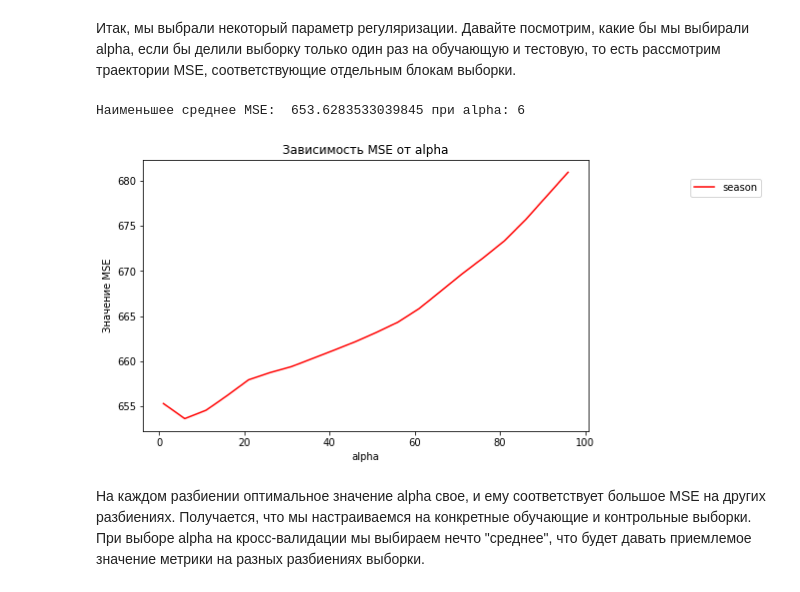
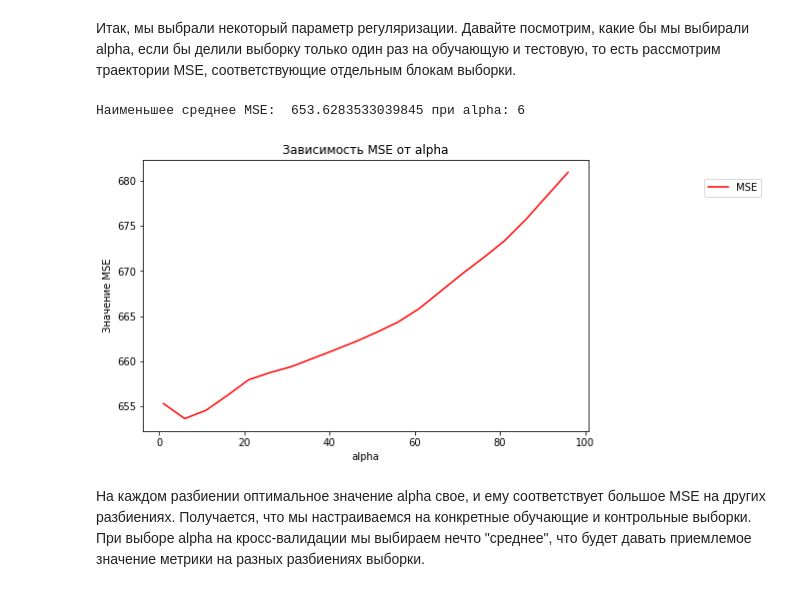
Before and after one commit to daria-popova/coursera_ML, a Jupyter notebook: week2-2/task1_OverfittingTask.ipynb, the cells around one changed output. Saved outputs shown, nothing was run; the diff lists cells and outputs as text; code cells hidden in the pictures.

```diff
--- a/week2-2/task1_OverfittingTask.ipynb
+++ b/week2-2/task1_OverfittingTask.ipynb
@@ -361,32 +359,32 @@ for coef in zip(df.columns, lasso_cv.coef_):
 # %%
 # Код 3.3 (1 балл)
 # Выведите значения alpha, соответствующие минимумам MSE на каждом разбиении (то есть по столбцам).
 # На трех отдельных графиках визуализируйте столбцы .mse_path_
 from sklearn import model_selection, datasets, linear_model, metrics
 
 alphas = np.arange(1, 100, 5)
 train_data, test_data, train_labels, test_labels = model_selection.train_test_split(X, y,
                                                                                     test_size = 0.3,
                                                                                     random_state = 1)
 mse = []
 
 for alpha in alphas:
     lasso = Lasso(alpha=alpha).fit(train_data,train_labels)
     err = metrics.mean_absolute_error(test_labels, lasso.predict(test_data))
     mse.append(err)
 
 plt.figure(figsize=(8, 5))
-plt.plot(alphas, mse, label=feature, color="red")
+plt.plot(alphas, mse, label="MSE", color="red")
 plt.legend(loc="upper right", bbox_to_anchor=(1.4, 0.95))
 plt.xlabel("alpha")
 plt.ylabel("Значение MSE")
 plt.title("Зависимость MSE от alpha")
 
 
 print("Наименьшее среднее MSE: ", min(mse) , "при alpha:", alphas[np.argmin(mse)])
 # %% [output]
 Наименьшее среднее MSE:  653.6283533039845 при alpha: 6
-[figure, old version]
+[figure, new version]
 # %% [markdown]
 На каждом разбиении оптимальное значение alpha свое, и ему соответствует большое MSE на других разбиениях. Получается, что мы настраиваемся на конкретные обучающие и контрольные выборки. При выборе alpha на кросс-валидации мы выбираем нечто "среднее", что будет давать приемлемое значение метрики на разных разбиениях выборки.
 # %% [markdown]
```
Also changed, not shown: parts of 5 cells of this notebook.
